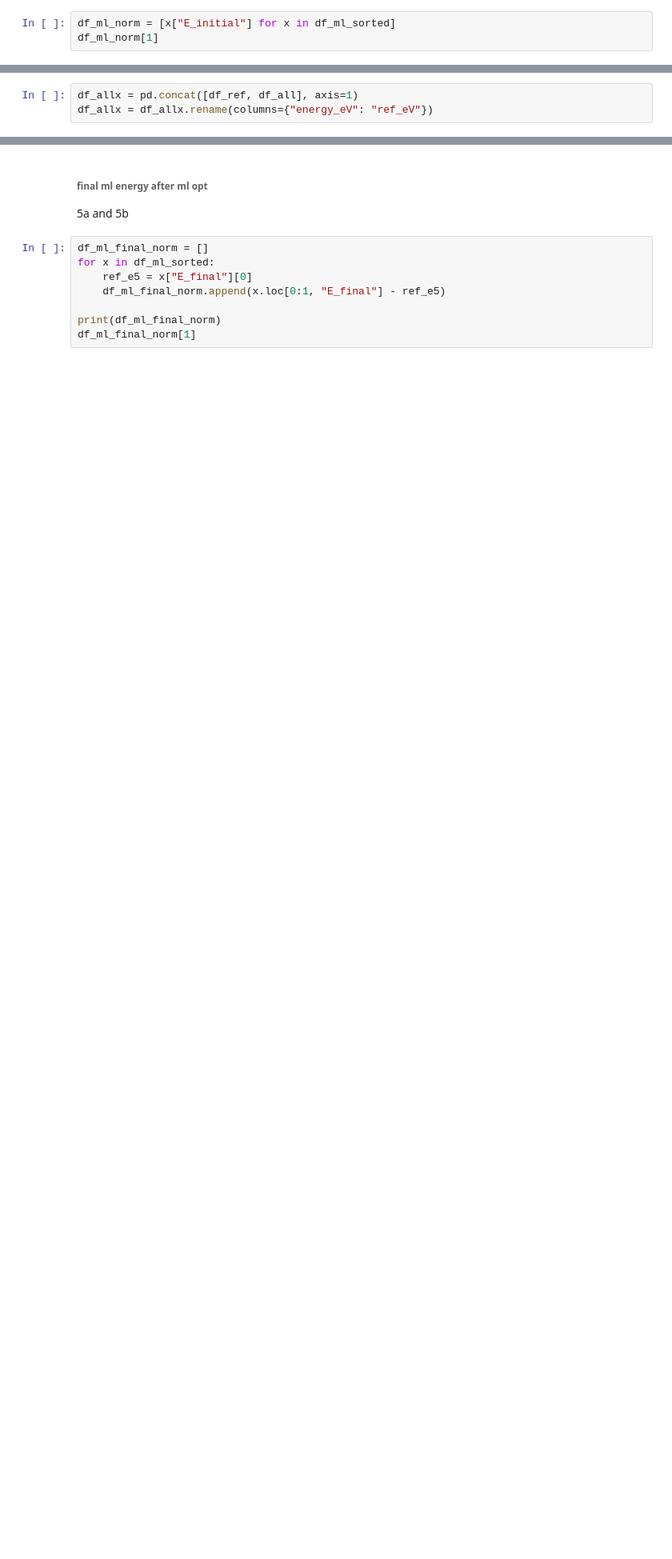
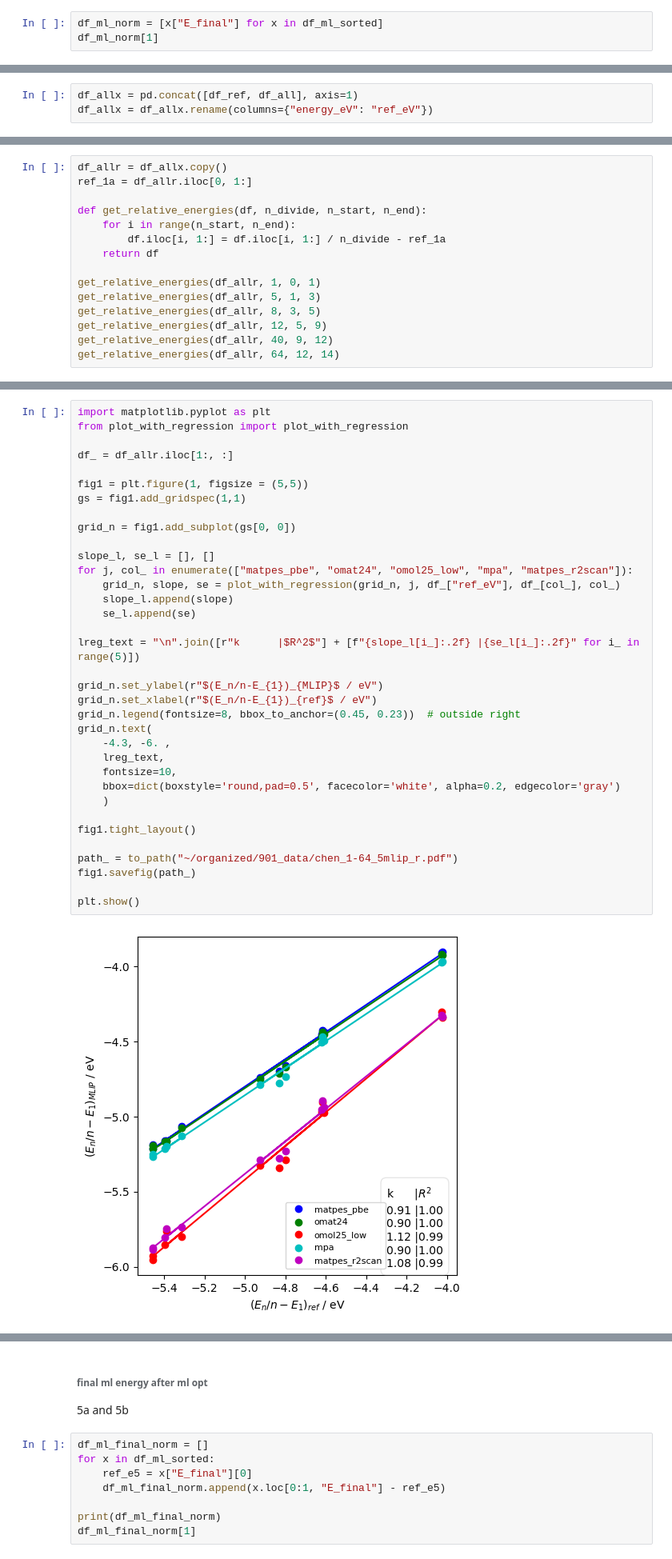
Before and after one commit to lznxbz/thesis_notebooks, a Jupyter notebook: 260122_compare_ff_energies_ChenDixon.ipynb, the cells around one changed output, grey strips where cells are left out. Shown at 80% size. Cells and saved outputs as stored; diff of their text form; blank space fills up the shorter version.

```diff
--- a/260122_compare_ff_energies_ChenDixon.ipynb
+++ b/260122_compare_ff_energies_ChenDixon.ipynb
@@ -116,3 +137,3 @@ for x in df_ml_sorted:
 # %%
-df_ml_norm = [x["E_initial"] for x in df_ml_sorted]
+df_ml_norm = [x["E_final"] for x in df_ml_sorted]
 df_ml_norm[1]
@@ -128,0 +203,15 @@ df_allx
+# %%
+df_allr = df_allx.copy()
+ref_1a = df_allr.iloc[0, 1:]
+
+def get_relative_energies(df, n_divide, n_start, n_end):
+    for i in range(n_start, n_end):
+        df.iloc[i, 1:] = df.iloc[i, 1:] / n_divide - ref_1a
+    return df
+
+get_relative_energies(df_allr, 1, 0, 1)
+get_relative_energies(df_allr, 5, 1, 3)
+get_relative_energies(df_allr, 8, 3, 5)
+get_relative_energies(df_allr, 12, 5, 9)
+get_relative_energies(df_allr, 40, 9, 12)
+get_relative_energies(df_allr, 64, 12, 14)
@@ -129 +254,38 @@ df_allx
+# %%
+import matplotlib.pyplot as plt
+from plot_with_regression import plot_with_regression
+
+df_ = df_allr.iloc[1:, :]
+
+fig1 = plt.figure(1, figsize = (5,5))
+gs = fig1.add_gridspec(1,1)
+
+grid_n = fig1.add_subplot(gs[0, 0])
+
+slope_l, se_l = [], []
+for j, col_ in enumerate(["matpes_pbe", "omat24", "omol25_low", "mpa", "matpes_r2scan"]):
+    grid_n, slope, se = plot_with_regression(grid_n, j, df_["ref_eV"], df_[col_], col_)
+    slope_l.append(slope)
+    se_l.append(se)
+
+lreg_text = "\n".join([r"k      |$R^2$"] + [f"{slope_l[i_]:.2f} |{se_l[i_]:.2f}" for i_ in range(5)])
+
+grid_n.set_ylabel(r"$(E_n/n-E_{1})_{MLIP}$ / eV")
+grid_n.set_xlabel(r"$(E_n/n-E_{1})_{ref}$ / eV")
+grid_n.legend(fontsize=8, bbox_to_anchor=(0.45, 0.23))  # outside right
+grid_n.text(
+    -4.3, -6. ,
+    lreg_text,
+    fontsize=10,
+    bbox=dict(boxstyle='round,pad=0.5', facecolor='white', alpha=0.2, edgecolor='gray')
+    )
+
+fig1.tight_layout()
+
+path_ = to_path("~/organized/901_data/chen_1-64_5mlip_r.pdf")
+fig1.savefig(path_)
+
+plt.show()
+# %% [output]
+[figure, added]
 # %%
```
Also changed, not shown: parts of 14 cells of this notebook.
